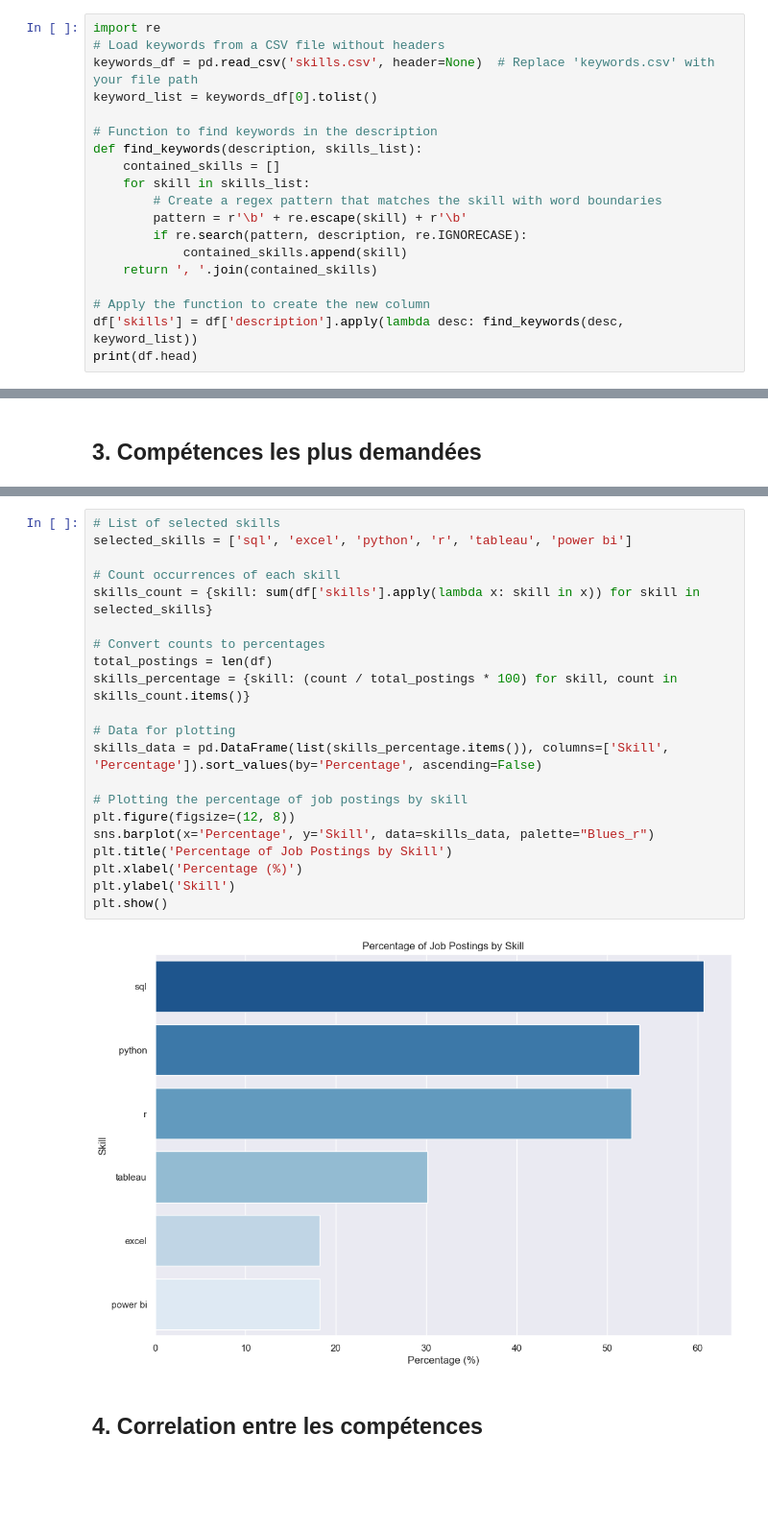
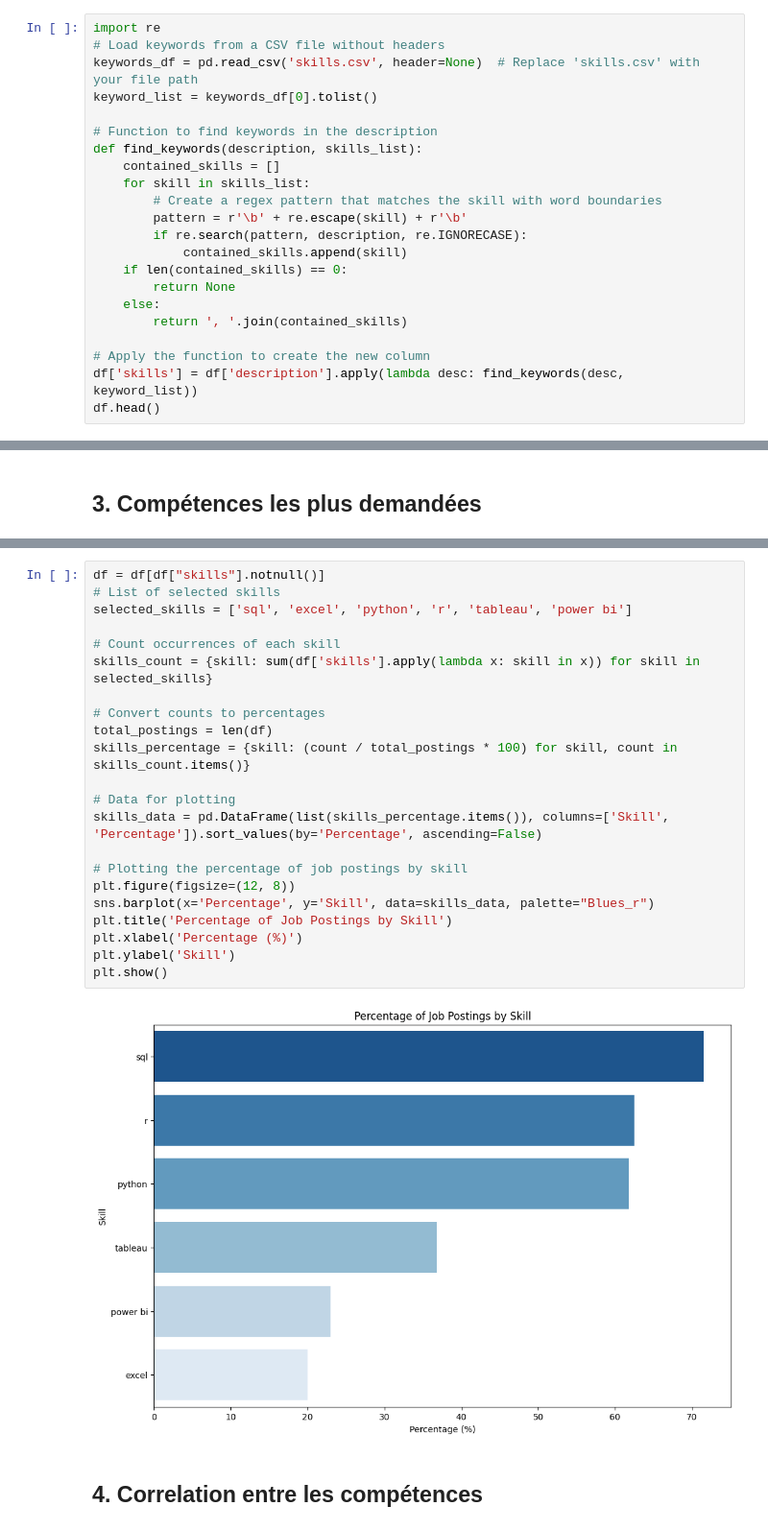
Before and after one commit to kariminus/Jobs-Analysis, a Jupyter notebook: 1_Skill_Analysis.ipynb, the cells around one changed output, grey strips where cells are left out. Shown: that part at 96% size. Cells and saved outputs as stored; diff of their text form; blank space fills up the shorter version.

```diff
--- a/1_Skill_Analysis.ipynb
+++ b/1_Skill_Analysis.ipynb
@@ -32,7 +21,7 @@ print(df.head)
 # %%
 import re
 # Load keywords from a CSV file without headers
-keywords_df = pd.read_csv('skills.csv', header=None)  # Replace 'keywords.csv' with your file path
+keywords_df = pd.read_csv('skills.csv', header=None)  # Replace 'skills.csv' with your file path
 keyword_list = keywords_df[0].tolist()
 
 # Function to find keywords in the description
@@ -43,9 +32,12 @@ def find_keywords(description, skills_list):
         pattern = r'\b' + re.escape(skill) + r'\b'
         if re.search(pattern, description, re.IGNORECASE):
             contained_skills.append(skill)
-    return ', '.join(contained_skills)
+    if len(contained_skills) == 0:
+        return None
+    else:
+        return ', '.join(contained_skills)
 
 # Apply the function to create the new column
 df['skills'] = df['description'].apply(lambda desc: find_keywords(desc, keyword_list))
-print(df.head)
+df.head()
 # %% [output]
@@ -88,25 +69,26 @@ plt.show()
 # %%
+df = df[df["skills"].notnull()]
 # List of selected skills
 selected_skills = ['sql', 'excel', 'python', 'r', 'tableau', 'power bi']
 
 # Count occurrences of each skill
 skills_count = {skill: sum(df['skills'].apply(lambda x: skill in x)) for skill in selected_skills}
 
 # Convert counts to percentages
 total_postings = len(df)
 skills_percentage = {skill: (count / total_postings * 100) for skill, count in skills_count.items()}
 
 # Data for plotting
 skills_data = pd.DataFrame(list(skills_percentage.items()), columns=['Skill', 'Percentage']).sort_values(by='Percentage', ascending=False)
 
 # Plotting the percentage of job postings by skill
 plt.figure(figsize=(12, 8))
 sns.barplot(x='Percentage', y='Skill', data=skills_data, palette="Blues_r")
 plt.title('Percentage of Job Postings by Skill')
 plt.xlabel('Percentage (%)')
 plt.ylabel('Skill')
 plt.show()
 # %% [output]
-[figure, old version]
+[figure, new version]
 # %% [markdown]
 ## 4. Correlation entre les compétences
```
Also changed, not shown: parts of 5 cells of this notebook, 3 other files.
